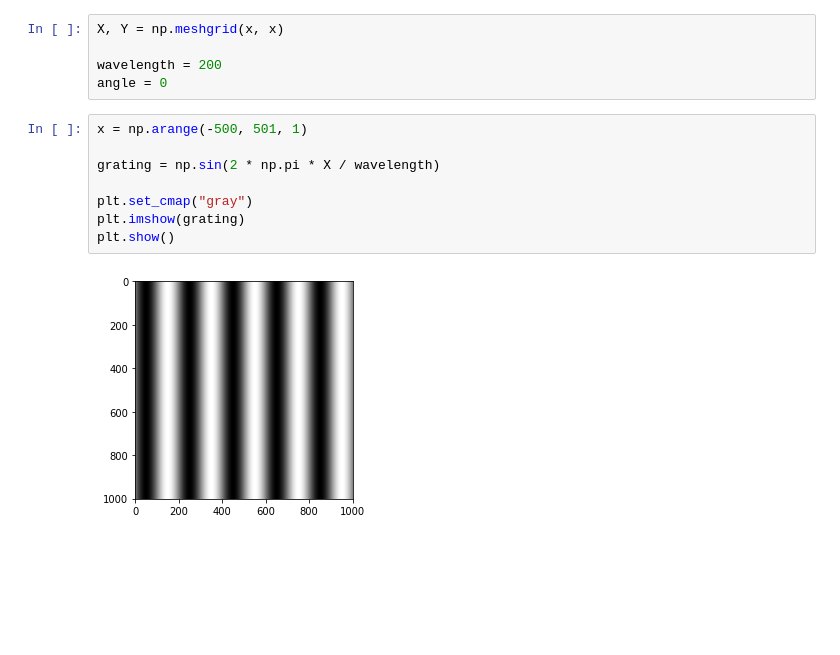
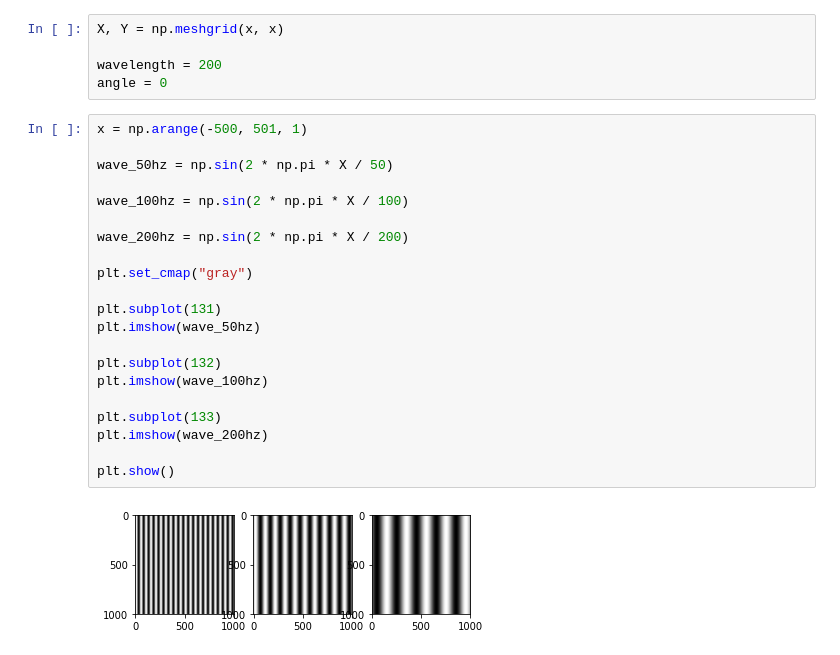
Before and after one commit to longluo/Fourier-Transform-Visualized, a Jupyter notebook: 2d-fourier.ipynb, the cells around one changed output. Saved outputs shown, nothing was run; the diff lists cells and outputs as text; blank space fills up the shorter version.

```diff
--- a/2d-fourier.ipynb
+++ b/2d-fourier.ipynb
@@ -9,10 +9,23 @@ angle = 0
 # %%
 x = np.arange(-500, 501, 1)
 
-grating = np.sin(2 * np.pi * X / wavelength)
+wave_50hz = np.sin(2 * np.pi * X / 50)
+
+wave_100hz = np.sin(2 * np.pi * X / 100)
+
+wave_200hz = np.sin(2 * np.pi * X / 200)
 
 plt.set_cmap("gray")
-plt.imshow(grating)
+
+plt.subplot(131)
+plt.imshow(wave_50hz)
+
+plt.subplot(132)
+plt.imshow(wave_100hz)
+
+plt.subplot(133)
+plt.imshow(wave_200hz)
+
 plt.show()
 # %% [output]
-[figure, old version]
+[figure, new version]
```
Also changed, not shown: parts of 5 cells of this notebook, 1 other file.
